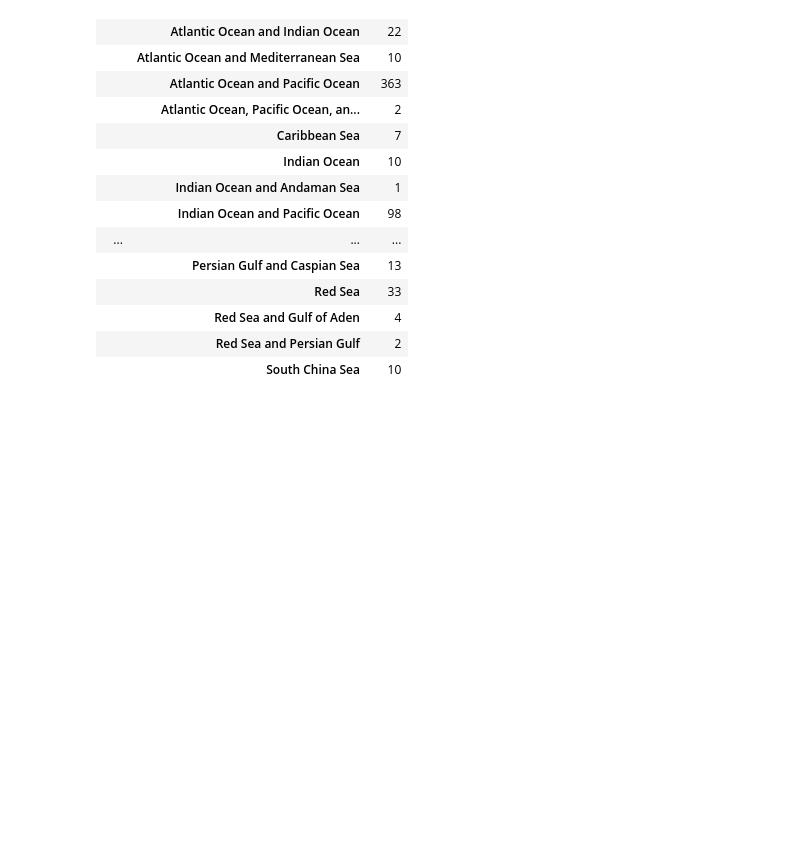
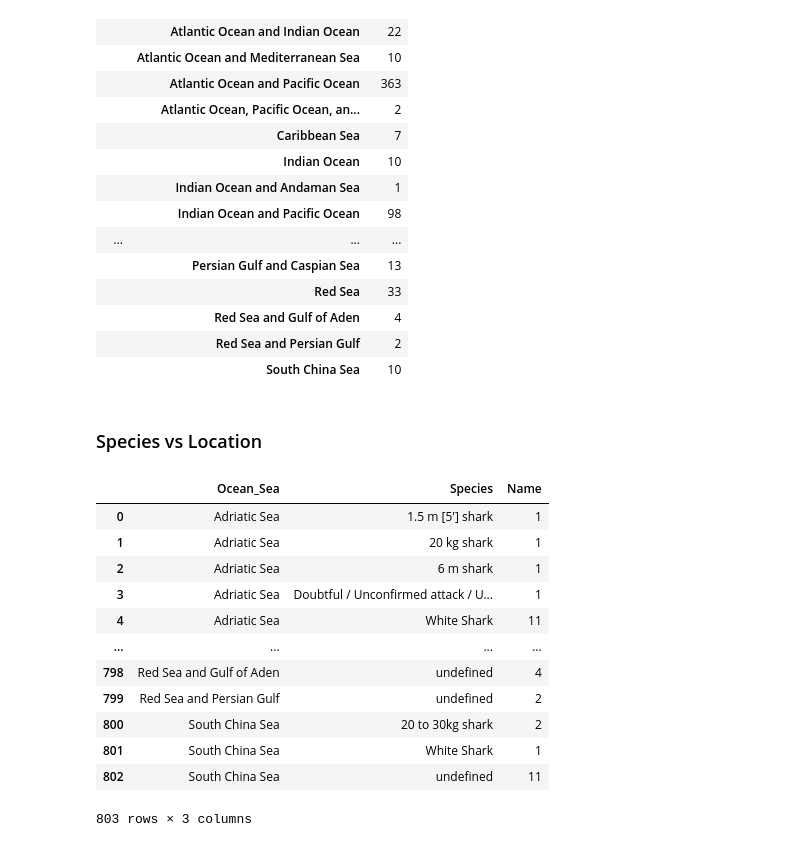
Before and after one commit to GemaVNZ/Quest2.-Sharks, a Jupyter notebook: notebooks/data_visualization.ipynb, the cells around one changed output. Drawn from its saved outputs; the diff is of its cells as text; code cells hidden in the pictures; blank space fills up the shorter version.

```diff
--- a/notebooks/data_visualization.ipynb
+++ b/notebooks/data_visualization.ipynb
@@ -138,0 +120,20 @@ fig.show()
+# %% [markdown]
+### Species vs Location
+# %%
+ocean_species = df_ocean_sepecies = df_cleaned.groupby(['Ocean_Sea', 'Species']).agg({'Name': 'count'}).reset_index()
+# %%
+ocean_species
+# %% [output]
+|  | Ocean_Sea | Species | Name |
+| 0 | Adriatic Sea | 1.5 m [5'] shark | 1 |
+| 1 | Adriatic Sea | 20 kg shark | 1 |
+| 2 | Adriatic Sea | 6 m shark | 1 |
+| 3 | Adriatic Sea | Doubtful / Unconfirmed attack / U... | 1 |
+| 4 | Adriatic Sea | White Shark | 11 |
+| ... | ... | ... | ... |
+| 798 | Red Sea and Gulf of Aden | undefined | 4 |
+| 799 | Red Sea and Persian Gulf | undefined | 2 |
+| 800 | South China Sea | 20 to 30kg shark | 2 |
+| 801 | South China Sea | White Shark | 1 |
+| 802 | South China Sea | undefined | 11 |
+803 rows × 3 columns
```
Also changed, not shown: parts of 15 cells of this notebook, 1 other file.
